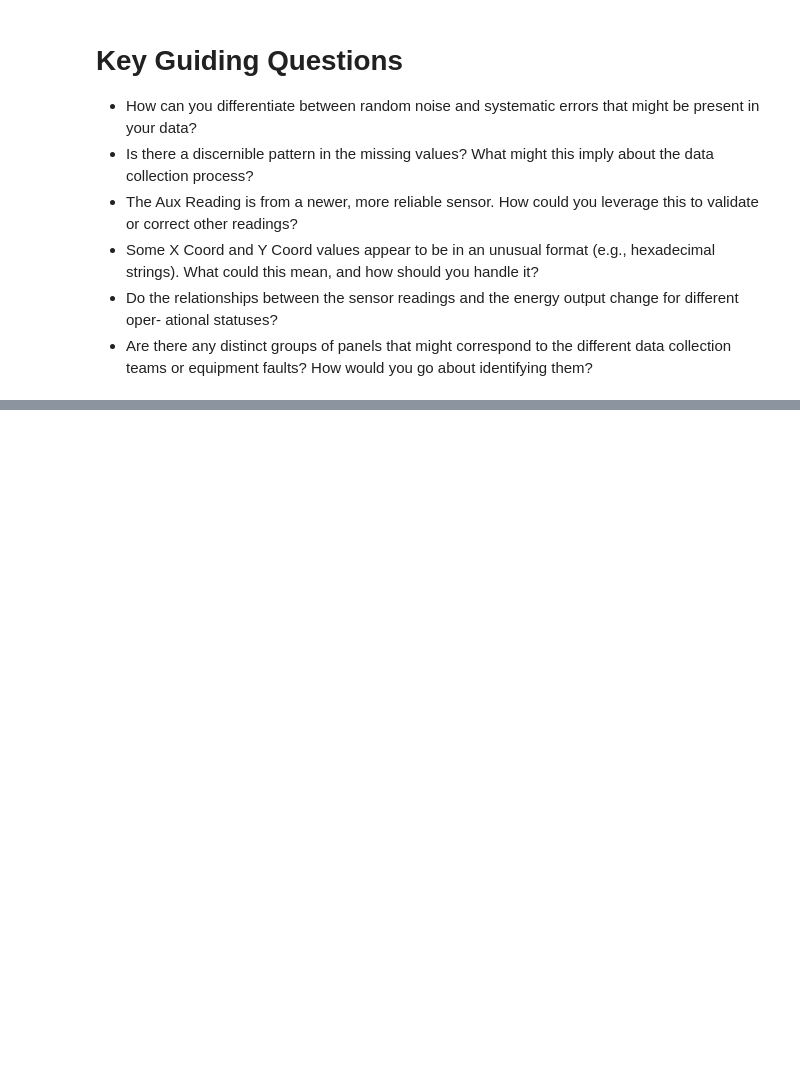
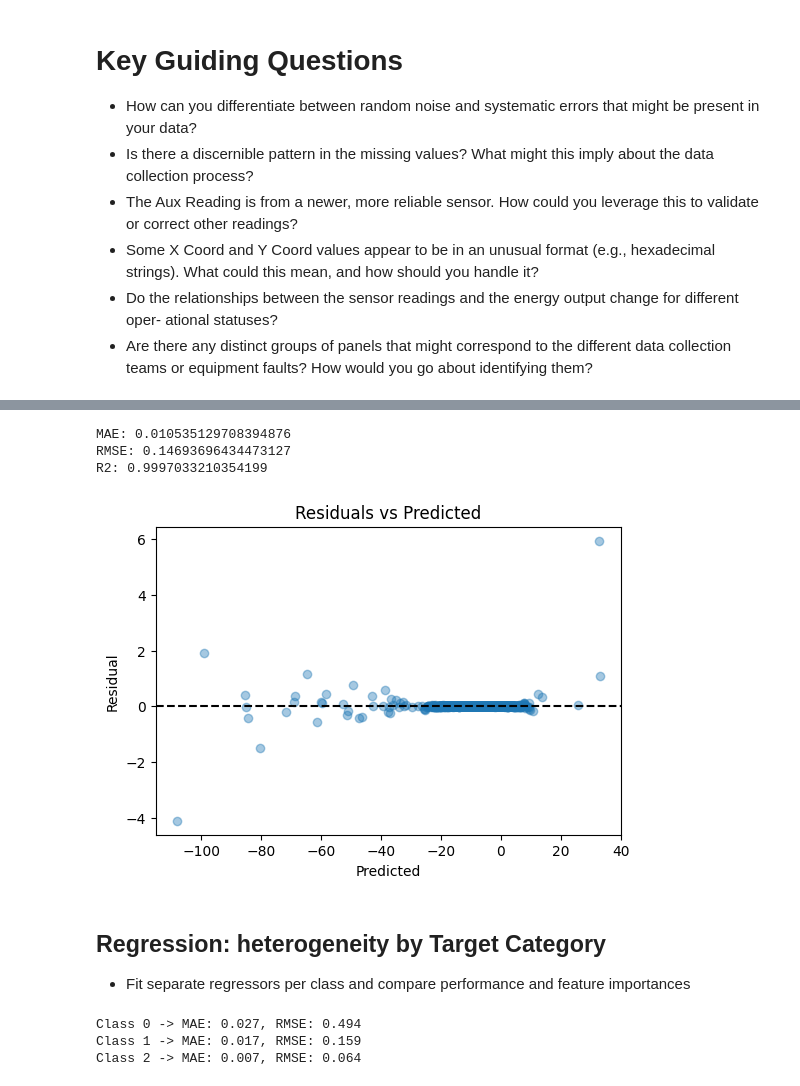
Before and after one commit to TiredCat388/CMSC-173-Midterm-Exam, a Jupyter notebook: CMSC_173_Midterm_Exam.ipynb, the cells around one changed output, grey strips where cells are left out. Cells and saved outputs as stored; diff of their text form; code cells hidden in the pictures; blank space fills up the shorter version.

```diff
--- a/CMSC_173_Midterm_Exam.ipynb
+++ b/CMSC_173_Midterm_Exam.ipynb
@@ -39,0 +489,53 @@ or equipment faults? How would you go about identifying them?
+# %%
+from sklearn.metrics import mean_absolute_error, mean_squared_error, r2_score
+
+# Ensure target value exists and use imputed numeric target if needed
+if TARGET_VAL not in df.columns and TARGET_VAL + '##_parsed' in df.columns:
+  df[TARGET_VAL] = df[TARGET_VAL + '##_parsed']
+
+reg_y = df[TARGET_VAL]
+reg_X = X
+
+# Simple train/test split
+Xr_train, Xr_test, yr_train, yr_test = train_test_split(reg_X, reg_y, test_size=0.2, random_state=RANDOM_STATE)
+
+reg = RandomForestRegressor(n_estimators=200, random_state=RANDOM_STATE)
+reg.fit(Xr_train, yr_train)
+
+yr_pred = reg.predict(Xr_test)
+print('MAE:', mean_absolute_error(yr_test, yr_pred))
+print('RMSE:', np.sqrt(mean_squared_error(yr_test, yr_pred)))
+print('R2:', r2_score(yr_test, yr_pred))
+
+# Residual plot
+plt.figure(figsize=(6,4))
+plt.scatter(yr_pred, yr_test - yr_pred, alpha=0.4)
+plt.axhline(0, color='k', linestyle='--')
+plt.xlabel('Predicted')
+plt.ylabel('Residual')
+plt.title('Residuals vs Predicted')
+plt.show()
+# %% [output]
+MAE: 0.010535129708394876
+RMSE: 0.14693696434473127
+R2: 0.9997033210354199
+[figure, added]
+# %% [markdown]
+## Regression: heterogeneity by Target Category
+- Fit separate regressors per class and compare performance and feature importances
+# %%
+for cls in sorted(df[TARGET_CAT + '_label'].unique()):
+  idx = df[df[TARGET_CAT + '_label'] == cls].index
+  if len(idx) < 50:
+    continue
+  Xc = reg_X.loc[idx]
+  yc = reg_y.loc[idx]
+  Xc_train, Xc_test, yc_train, yc_test = train_test_split(Xc, yc, test_size=0.2, random_state=RANDOM_STATE)
+  r = RandomForestRegressor(n_estimators=150, random_state=RANDOM_STATE)
+  r.fit(Xc_train, yc_train)
+  pred = r.predict(Xc_test)
+  print(f'Class {cls} -> MAE: {mean_absolute_error(yc_test, pred):.3f}, RMSE: {np.sqrt(mean_squared_error(yc_test, pred)):.3f}')
+# %% [output]
+Class 0 -> MAE: 0.027, RMSE: 0.494
+Class 1 -> MAE: 0.017, RMSE: 0.159
+Class 2 -> MAE: 0.007, RMSE: 0.064
```
Also changed, not shown: parts of 35 cells of this notebook.
